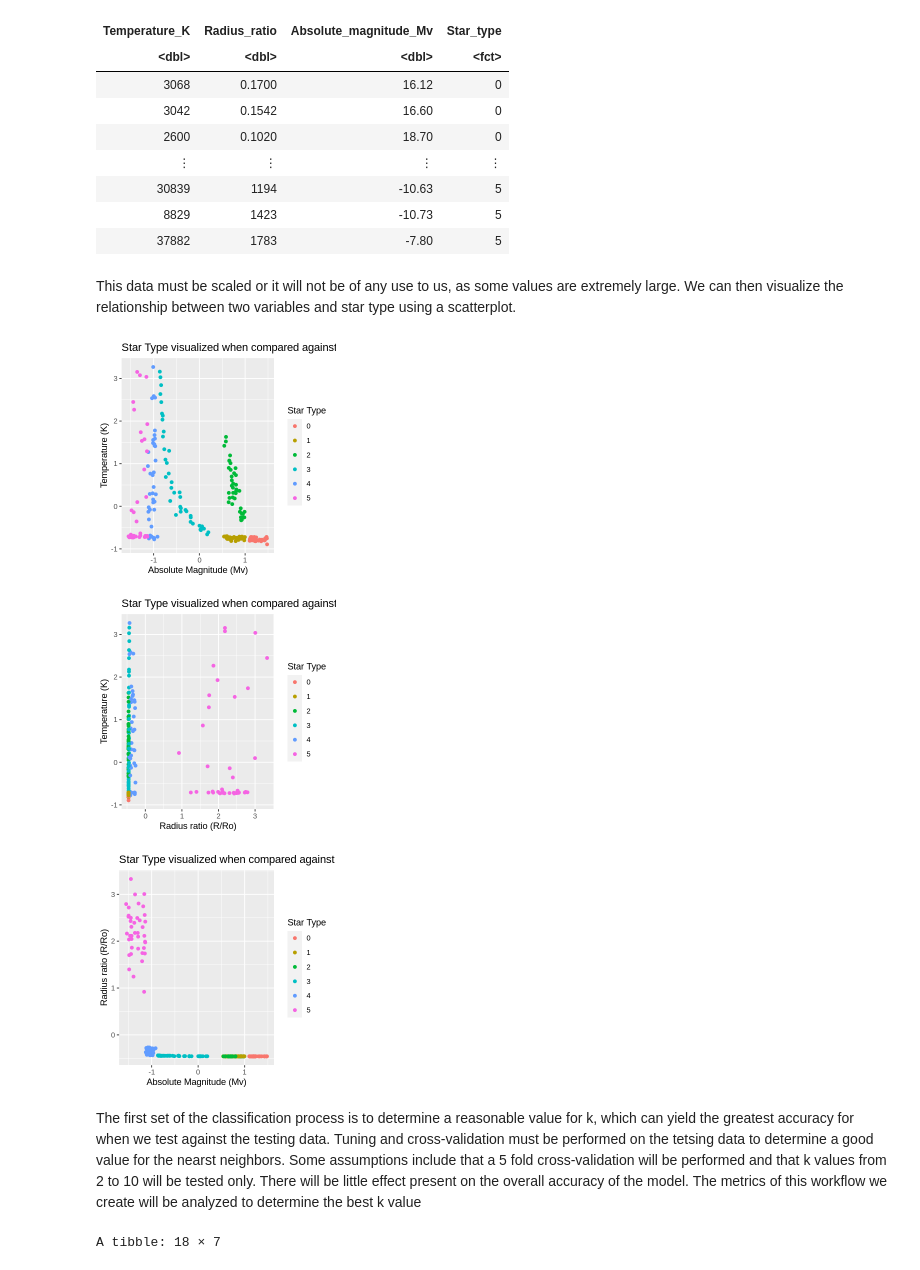
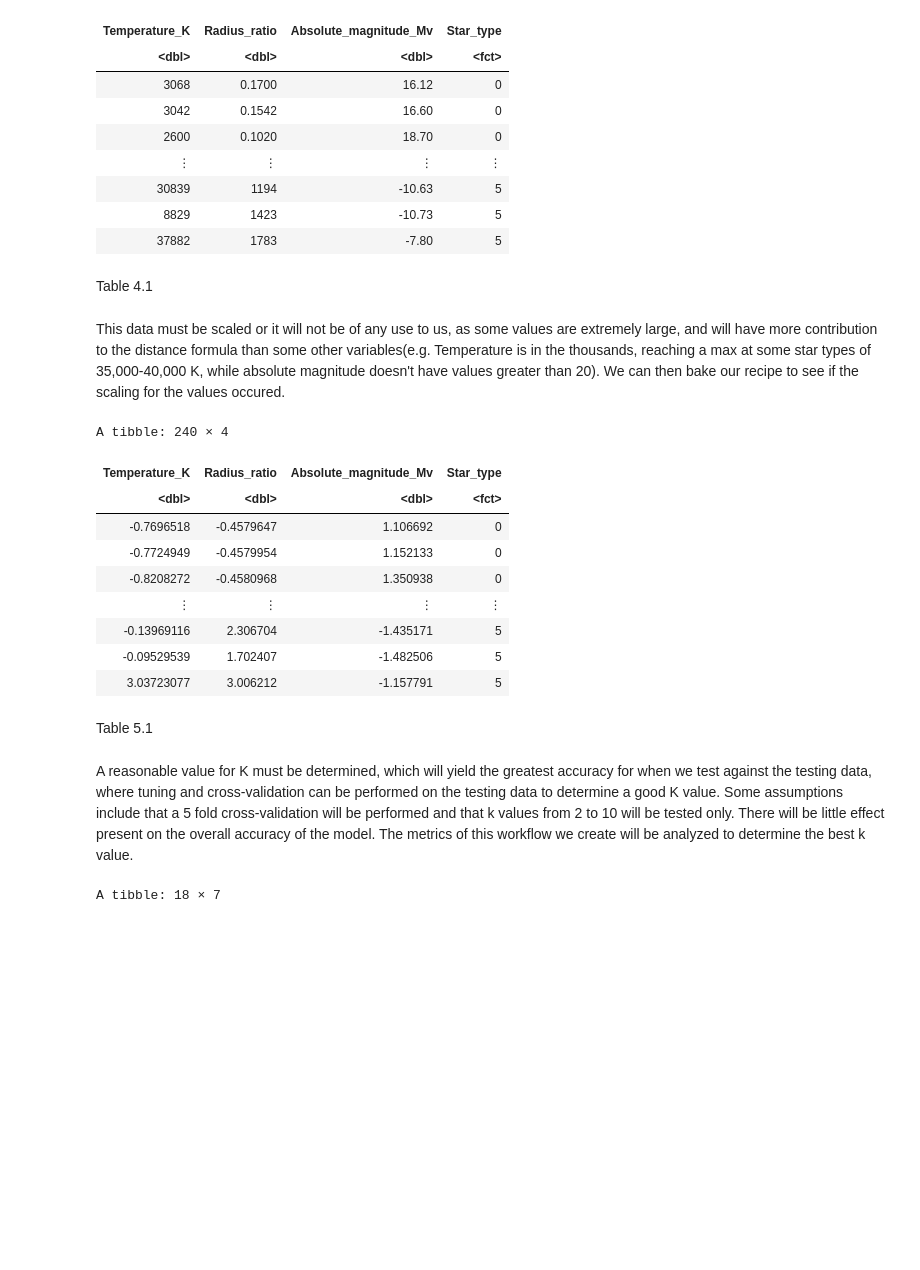
Before and after one commit to zackpeachell/DSCI_100_008_05_project, a Jupyter notebook: GROUP_PROJECT.ipynb, the cells around one changed output. Saved outputs shown, nothing was run; the diff lists cells and outputs as text; code cells hidden in the pictures; blank space fills up the shorter version.

```diff
--- a/GROUP_PROJECT.ipynb
+++ b/GROUP_PROJECT.ipynb
@@ -131,51 +213,35 @@ A tibble: 180 × 4
 | 30839 | 1194 | -10.63 | 5 |
 | 8829 | 1423 | -10.73 | 5 |
 | 37882 | 1783 | -7.80 | 5 |
+# %% [markdown]
+Table 4.1
 # %% [markdown]
-This data must be scaled or it will not be of any use to us, as some values are extremely large. We can then visualize the relationship between two variables and star type using a scatterplot.
+This data must be scaled or it will not be of any use to us, as some values are extremely large, and will have more contribution to the distance formula than some other variables(e.g. Temperature is in the thousands, reaching a max at some star types of 35,000-40,000 K, while absolute magnitude doesn't have values greater than 20). We can then bake our recipe to see if the scaling for the values occured.
 # %%
 set.seed(9999)
 
 star_recipe <- recipe(Star_type ~ Temperature_K + Radius_ratio + Absolute_magnitude_Mv, data = train_star)|>
                     step_scale(all_predictors())|>
                     step_center(all_predictors())|>
                     prep()
 star_scale <- bake(star_recipe, name_star)
 
-#options(repr.width.plot = 5, repr.height.plot = 5)
-star_recipe_plot_1 <- star_scale|>
-                    ggplot(aes(x = Absolute_magnitude_Mv, y = Temperature_K))+
-                    geom_point(aes(colour = Star_type))+
-                    xlab("Absolute Magnitude (Mv)")+
-                    ylab("Temperature (K)")+
-                    labs(colour = "Star Type")+
-                    ggtitle("Star Type visualized when compared against Temperature and Absolute magnitude")+
-                    scale_fill_brewer(palette = "Set2")
-star_recipe_plot_2 <- star_scale|>
-                    ggplot(aes(x = Radius_ratio, y = Temperature_K))+
-                    geom_point(aes(colour = Star_type))+
-                    xlab("Radius ratio (R/Ro)")+
-                    ylab("Temperature (K)")+
-                    labs(colour = "Star Type")+
-                    ggtitle("Star Type visualized when compared against Temperature and the Radius ratio")+
-                    scale_fill_brewer(palette = "Set2")
-star_recipe_plot_3 <- star_scale|>
-                    ggplot(aes(x = Absolute_magnitude_Mv, y = Radius_ratio))+
-                    geom_point(aes(colour = Star_type))+
-                    xlab("Absolute Magnitude (Mv)")+
-                    ylab("Radius ratio (R/Ro)")+
-                    labs(colour = "Star Type")+
-                    ggtitle("Star Type visualized when compared against Radius ratio and Absolute magnitude")+
-                    scale_fill_brewer(palette = "Set2")
-star_recipe_plot_1
-star_recipe_plot_2
-star_recipe_plot_3
+star_scale
 # %% [output]
-[figure, removed]
-[figure, removed]
-[figure, removed]
+A tibble: 240 × 4
+| Temperature_K | Radius_ratio | Absolute_magnitude_Mv | Star_type |
+| <dbl> | <dbl> | <dbl> | <fct> |
+| -0.7696518 | -0.4579647 | 1.106692 | 0 |
+| -0.7724949 | -0.4579954 | 1.152133 | 0 |
+| -0.8208272 | -0.4580968 | 1.350938 | 0 |
+| ⋮ | ⋮ | ⋮ | ⋮ |
+| -0.13969116 | 2.306704 | -1.435171 | 5 |
+| -0.09529539 | 1.702407 | -1.482506 | 5 |
+| 3.03723077 | 3.006212 | -1.157791 | 5 |
+# %% [markdown]
+Table 5.1
 # %% [markdown]
-The first set of the classification process is to determine a reasonable value for k, which can yield the greatest accuracy for when we test against the testing data. Tuning and cross-validation must be performed on the tetsing data to determine a good value for the nearst neighbors. Some assumptions include that a 5 fold cross-validation will be performed and that k values from 2 to 10 will be tested only. There will be little effect present on the overall accuracy of the model. The metrics of this workflow we create will be analyzed to determine the best k value
+A reasonable value for K must be determined, which will yield the greatest accuracy for when we test against the testing data, where tuning and cross-validation can be performed on the testing data to determine a good K value. Some assumptions include that a 5 fold cross-validation will be performed and that k values from 2 to 10 will be tested only. There will be little effect present on the overall accuracy of the model. The metrics of this workflow we create will be analyzed to determine the best k value.
 # %%
 set.seed(9999)
 
```
Also changed, not shown: parts of 18 cells of this notebook.
